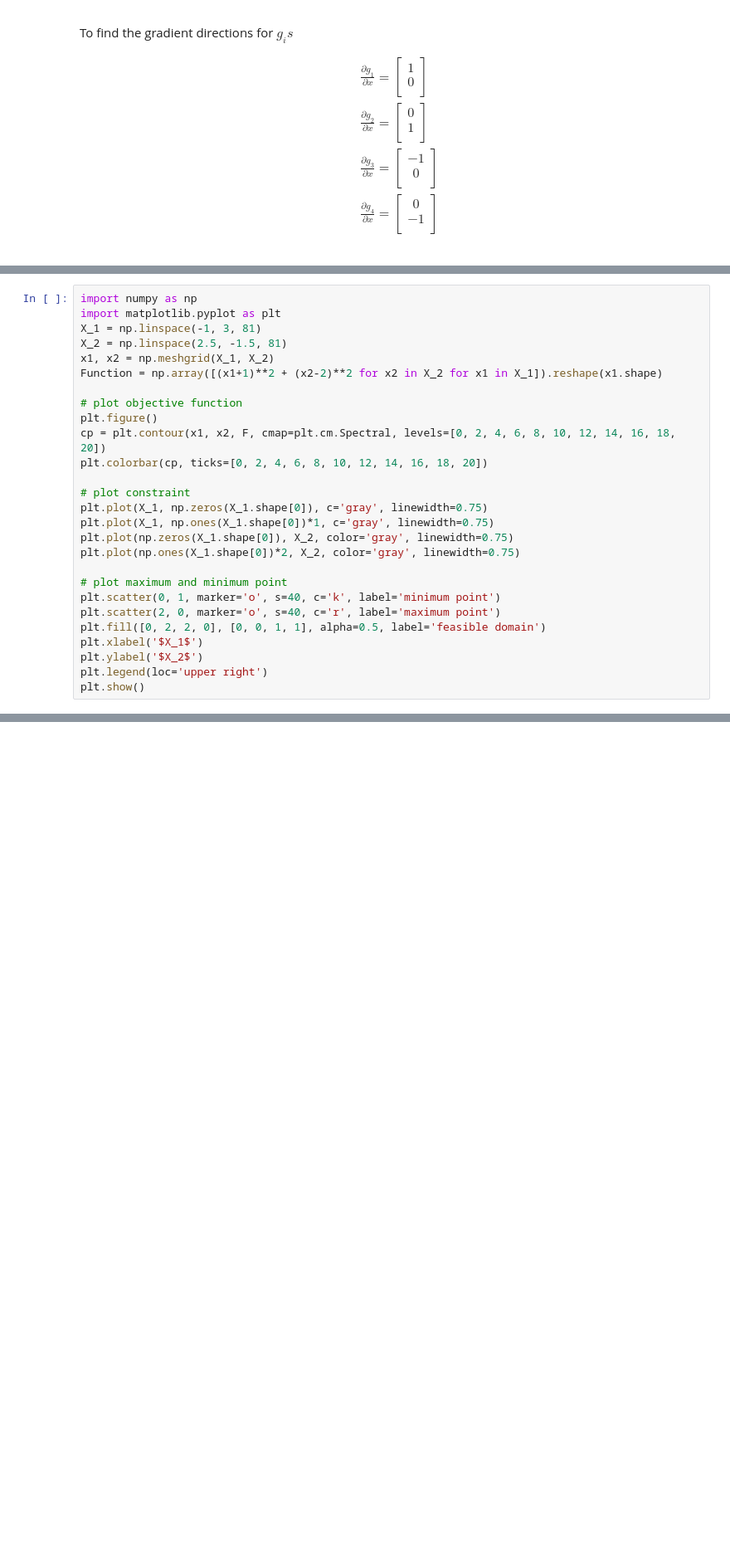
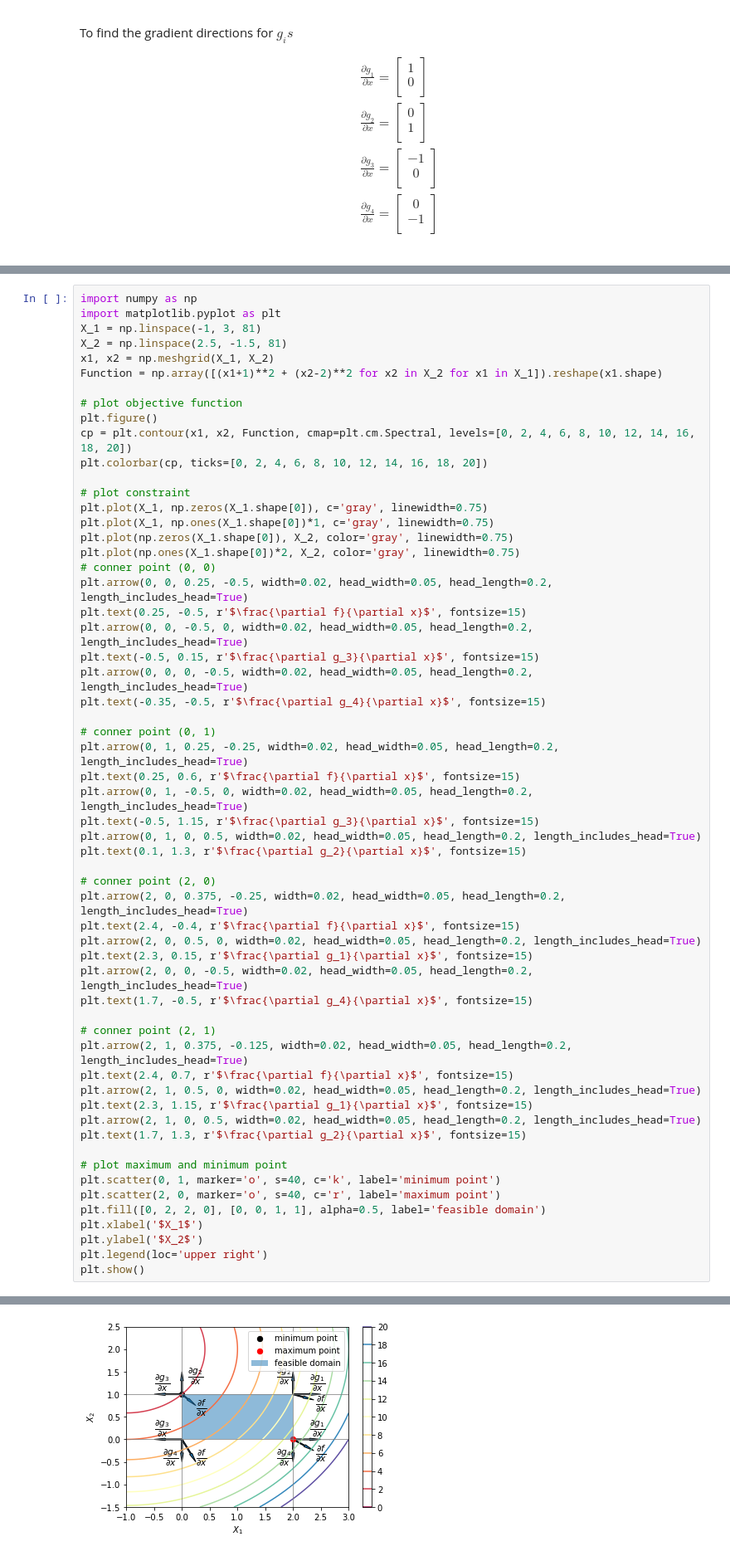
Before and after one commit to toolazytokeep/Design-Optimization, a Jupyter notebook: Homework 4 Solution.ipynb, the cells around one changed output, grey strips where cells are left out. Shown at 83% size. Cells and saved outputs as stored; diff of their text form; blank space fills up the shorter version.

```diff
--- a/Homework 4 Solution.ipynb
+++ b/Homework 4 Solution.ipynb
@@ -182,7 +182,7 @@ Function = np.array([(x1+1)**2 + (x2-2)**2 for x2 in X_2 for x1 in X_1]).reshape
 
 # plot objective function
 plt.figure()
-cp = plt.contour(x1, x2, F, cmap=plt.cm.Spectral, levels=[0, 2, 4, 6, 8, 10, 12, 14, 16, 18, 20])
+cp = plt.contour(x1, x2, Function, cmap=plt.cm.Spectral, levels=[0, 2, 4, 6, 8, 10, 12, 14, 16, 18, 20])
 plt.colorbar(cp, ticks=[0, 2, 4, 6, 8, 10, 12, 14, 16, 18, 20])
 
 # plot constraint
@@ -190,6 +190,37 @@ plt.plot(X_1, np.zeros(X_1.shape[0]), c='gray', linewidth=0.75)
 plt.plot(X_1, np.ones(X_1.shape[0])*1, c='gray', linewidth=0.75)
 plt.plot(np.zeros(X_1.shape[0]), X_2, color='gray', linewidth=0.75)
 plt.plot(np.ones(X_1.shape[0])*2, X_2, color='gray', linewidth=0.75)
+# conner point (0, 0)
+plt.arrow(0, 0, 0.25, -0.5, width=0.02, head_width=0.05, head_length=0.2, length_includes_head=True)
+plt.text(0.25, -0.5, r'$\frac{\partial f}{\partial x}$', fontsize=15)
+plt.arrow(0, 0, -0.5, 0, width=0.02, head_width=0.05, head_length=0.2, length_includes_head=True)
+plt.text(-0.5, 0.15, r'$\frac{\partial g_3}{\partial x}$', fontsize=15)
+plt.arrow(0, 0, 0, -0.5, width=0.02, head_width=0.05, head_length=0.2, length_includes_head=True)
+plt.text(-0.35, -0.5, r'$\frac{\partial g_4}{\partial x}$', fontsize=15)
+
+# conner point (0, 1)
+plt.arrow(0, 1, 0.25, -0.25, width=0.02, head_width=0.05, head_length=0.2, length_includes_head=True)
+plt.text(0.25, 0.6, r'$\frac{\partial f}{\partial x}$', fontsize=15)
+plt.arrow(0, 1, -0.5, 0, width=0.02, head_width=0.05, head_length=0.2, length_includes_head=True)
+plt.text(-0.5, 1.15, r'$\frac{\partial g_3}{\partial x}$', fontsize=15)
+plt.arrow(0, 1, 0, 0.5, width=0.02, head_width=0.05, head_length=0.2, length_includes_head=True)
+plt.text(0.1, 1.3, r'$\frac{\partial g_2}{\partial x}$', fontsize=15)
+
+# conner point (2, 0)
+plt.arrow(2, 0, 0.375, -0.25, width=0.02, head_width=0.05, head_length=0.2, length_includes_head=True)
+plt.text(2.4, -0.4, r'$\frac{\partial f}{\partial x}$', fontsize=15)
+plt.arrow(2, 0, 0.5, 0, width=0.02, head_width=0.05, head_length=0.2, length_includes_head=True)
+plt.text(2.3, 0.15, r'$\frac{\partial g_1}{\partial x}$', fontsize=15)
+plt.arrow(2, 0, 0, -0.5, width=0.02, head_width=0.05, head_length=0.2, length_includes_head=True)
+plt.text(1.7, -0.5, r'$\frac{\partial g_4}{\partial x}$', fontsize=15)
+
+# conner point (2, 1)
+plt.arrow(2, 1, 0.375, -0.125, width=0.02, head_width=0.05, head_length=0.2, length_includes_head=True)
+plt.text(2.4, 0.7, r'$\frac{\partial f}{\partial x}$', fontsize=15)
+plt.arrow(2, 1, 0.5, 0, width=0.02, head_width=0.05, head_length=0.2, length_includes_head=True)
+plt.text(2.3, 1.15, r'$\frac{\partial g_1}{\partial x}$', fontsize=15)
+plt.arrow(2, 1, 0, 0.5, width=0.02, head_width=0.05, head_length=0.2, length_includes_head=True)
+plt.text(1.7, 1.3, r'$\frac{\partial g_2}{\partial x}$', fontsize=15)
 
 # plot maximum and minimum point
 plt.scatter(0, 1, marker='o', s=40, c='k', label='minimum point')
@@ -205,3 +234,4 @@ plt.show()
+[figure, added]
 # %% [markdown]
 ## Problem 2
 Graph the problem
```
Also changed, not shown: parts of 4 cells of this notebook.
